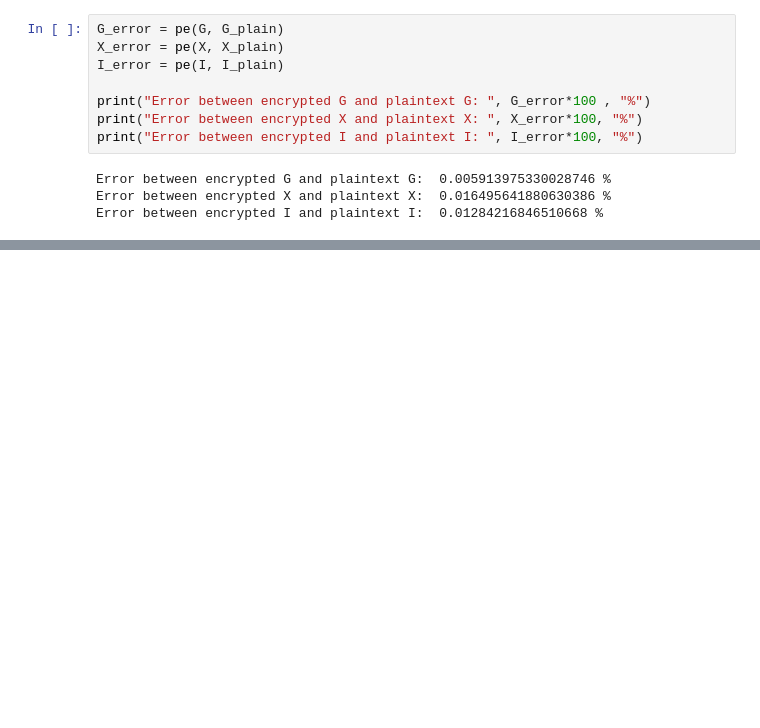
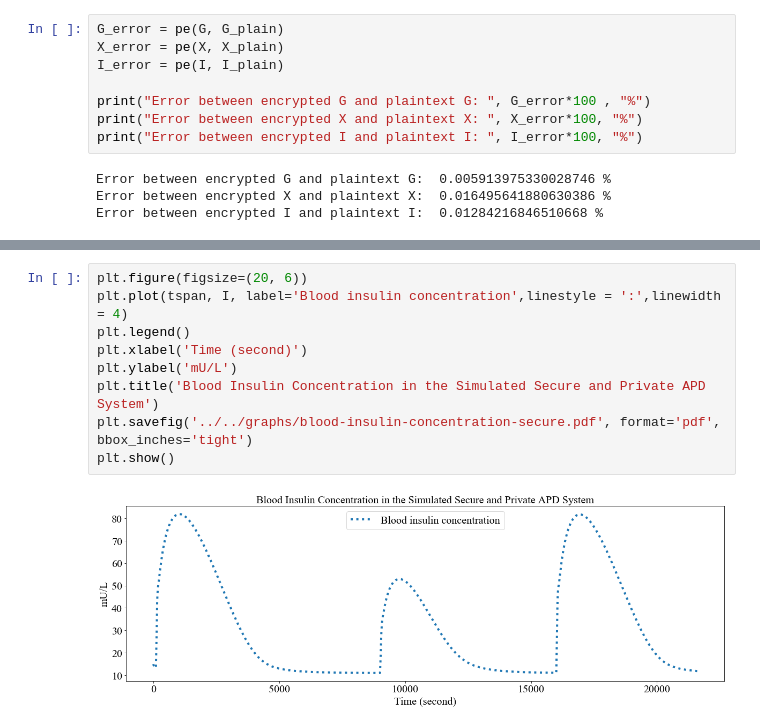
Before and after one commit to ht-weng/HETSA, a Jupyter notebook: MedicalApplications/pid-SEAL/LocalPID/plot.ipynb, the cells around one changed output, grey strips where cells are left out. Drawn from its saved outputs; the diff is of its cells as text; blank space fills up the shorter version.

```diff
--- a/MedicalApplications/pid-SEAL/LocalPID/plot.ipynb
+++ b/MedicalApplications/pid-SEAL/LocalPID/plot.ipynb
@@ -106,0 +151,11 @@ Error between encrypted I and plaintext I:  0.01284216846510668 %
+# %%
+plt.figure(figsize=(20, 6))
+plt.plot(tspan, I, label='Blood insulin concentration',linestyle = ':',linewidth = 4)
+plt.legend()
+plt.xlabel('Time (second)')
+plt.ylabel('mU/L')
+plt.title('Blood Insulin Concentration in the Simulated Secure and Private APD System')
+plt.savefig('../../graphs/blood-insulin-concentration-secure.pdf', format='pdf', bbox_inches='tight')
+plt.show()
+# %% [output]
+[figure, added]
```
Also changed, not shown: parts of 9 cells of this notebook, 2 other files.
